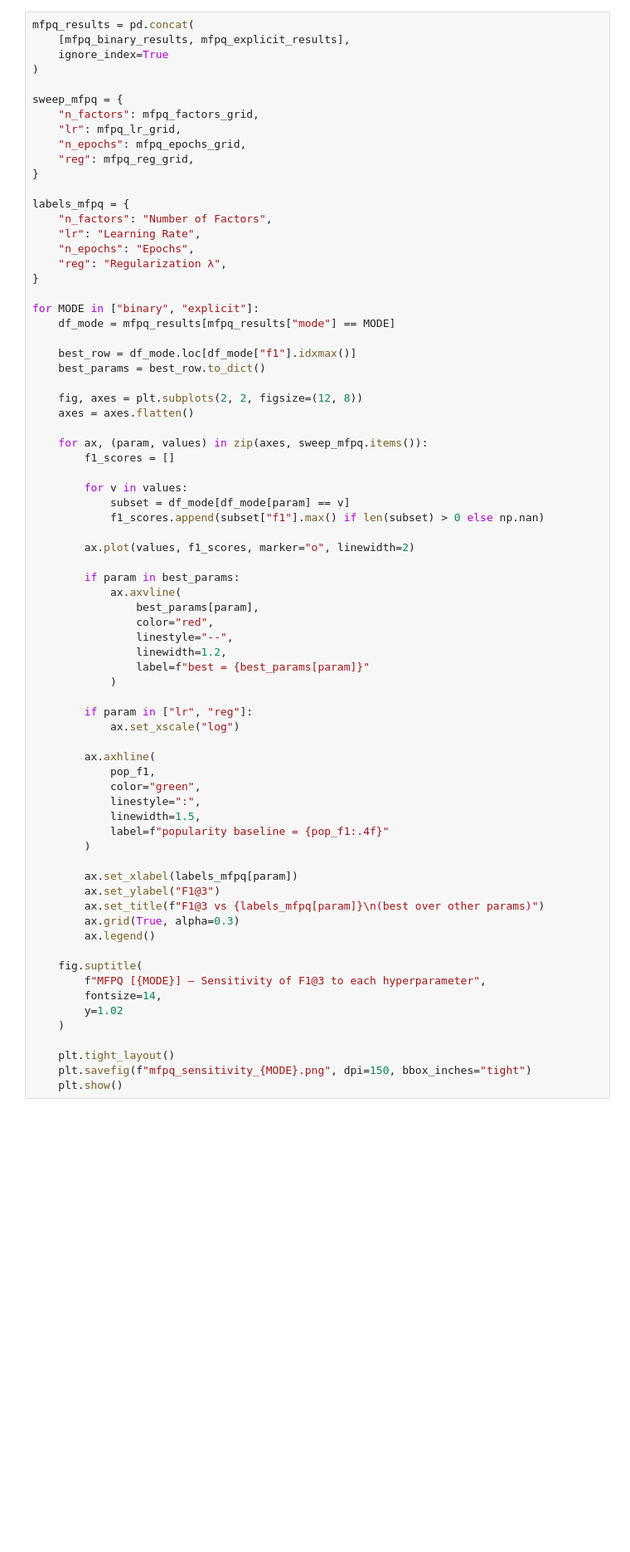
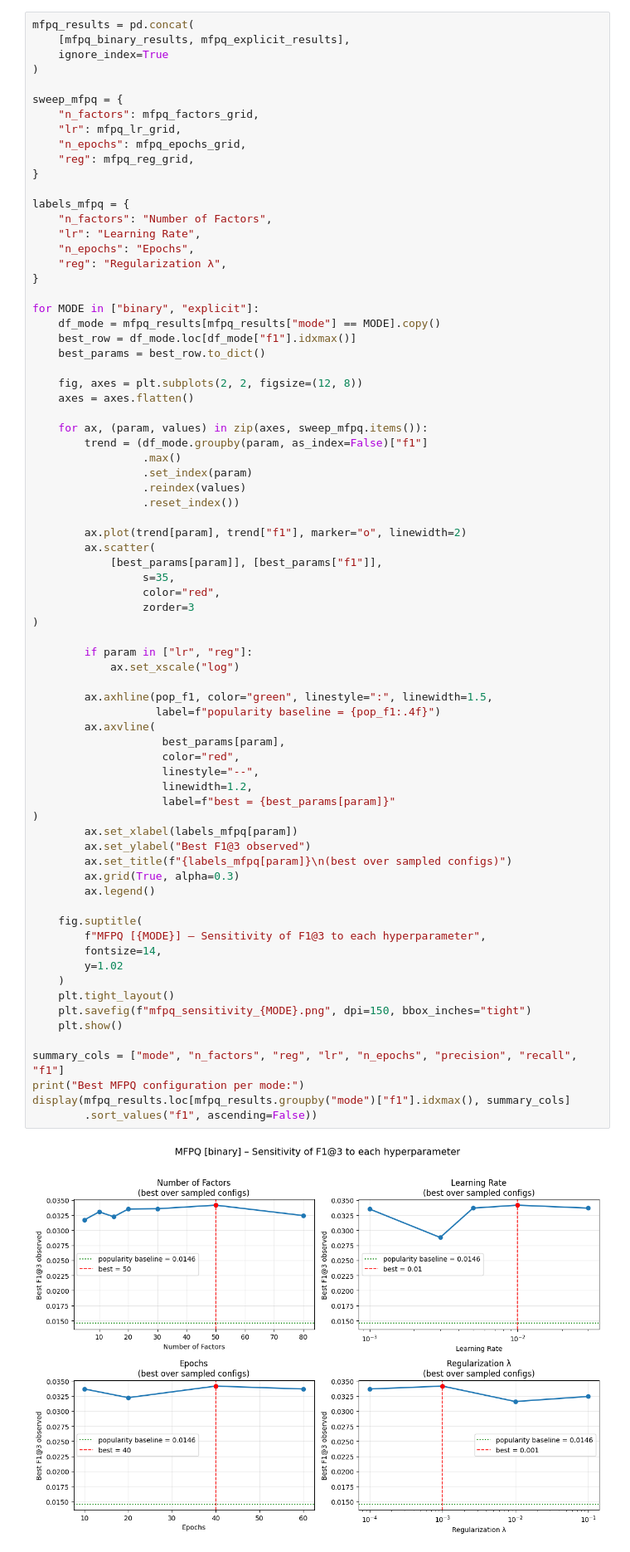
Before and after one commit to arodzina/TACD_project, a Jupyter notebook: data_preparation.ipynb, the cells around one changed output. Shown at 83% size. Saved outputs shown, nothing was run; the diff lists cells and outputs as text; blank space fills up the shorter version.

Commit message:
changes of cf and mfpq + full data analysis

```diff
--- a/data_preparation.ipynb
+++ b/data_preparation.ipynb
@@ -1391,58 +1895,61 @@ labels_mfpq = {
     "lr": "Learning Rate",
     "n_epochs": "Epochs",
     "reg": "Regularization λ",
 }
 
 for MODE in ["binary", "explicit"]:
-    df_mode = mfpq_results[mfpq_results["mode"] == MODE]
-
+    df_mode = mfpq_results[mfpq_results["mode"] == MODE].copy()
     best_row = df_mode.loc[df_mode["f1"].idxmax()]
     best_params = best_row.to_dict()
 
     fig, axes = plt.subplots(2, 2, figsize=(12, 8))
     axes = axes.flatten()
 
     for ax, (param, values) in zip(axes, sweep_mfpq.items()):
-        f1_scores = []
+        trend = (df_mode.groupby(param, as_index=False)["f1"]
+                 .max()
+                 .set_index(param)
+                 .reindex(values)
+                 .reset_index())
 
-        for v in values:
-            subset = df_mode[df_mode[param] == v]
-            f1_scores.append(subset["f1"].max() if len(subset) > 0 else np.nan)
-
-        ax.plot(values, f1_scores, marker="o", linewidth=2)
-
-        if param in best_params:
-            ax.axvline(
-                best_params[param],
-                color="red",
-                linestyle="--",
-                linewidth=1.2,
-                label=f"best = {best_params[param]}"
-            )
+        ax.plot(trend[param], trend["f1"], marker="o", linewidth=2)
+        ax.scatter(
+            [best_params[param]], [best_params["f1"]],
+                 s=35,
+                 color="red",
+                 zorder=3
+)
 
         if param in ["lr", "reg"]:
             ax.set_xscale("log")
 
-        ax.axhline(
-            pop_f1,
-            color="green",
-            linestyle=":",
-            linewidth=1.5,
-            label=f"popularity baseline = {pop_f1:.4f}"
-        )
-
+        ax.axhline(pop_f1, color="green", linestyle=":", linewidth=1.5,
+                   label=f"popularity baseline = {pop_f1:.4f}")
+        ax.axvline(
+                    best_params[param],
+                    color="red",
+                    linestyle="--",
+                    linewidth=1.2,
+                    label=f"best = {best_params[param]}"
+)
         ax.set_xlabel(labels_mfpq[param])
-        ax.set_ylabel("F1@3")
-        ax.set_title(f"F1@3 vs {labels_mfpq[param]}\n(best over other params)")
+        ax.set_ylabel("Best F1@3 observed")
+        ax.set_title(f"{labels_mfpq[param]}\n(best over sampled configs)")
         ax.grid(True, alpha=0.3)
         ax.legend()
 
     fig.suptitle(
         f"MFPQ [{MODE}] – Sensitivity of F1@3 to each hyperparameter",
         fontsize=14,
         y=1.02
     )
-
     plt.tight_layout()
     plt.savefig(f"mfpq_sensitivity_{MODE}.png", dpi=150, bbox_inches="tight")
     plt.show()
+
+summary_cols = ["mode", "n_factors", "reg", "lr", "n_epochs", "precision", "recall", "f1"]
+print("Best MFPQ configuration per mode:")
+display(mfpq_results.loc[mfpq_results.groupby("mode")["f1"].idxmax(), summary_cols]
+        .sort_values("f1", ascending=False))
+# %% [output]
+[figure, added]
```
Also changed, not shown: parts of 56 cells of this notebook.
